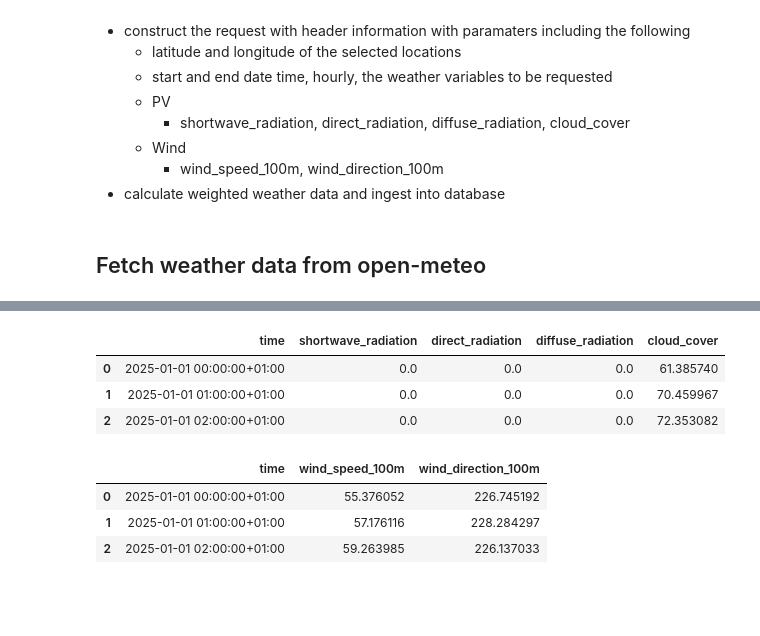
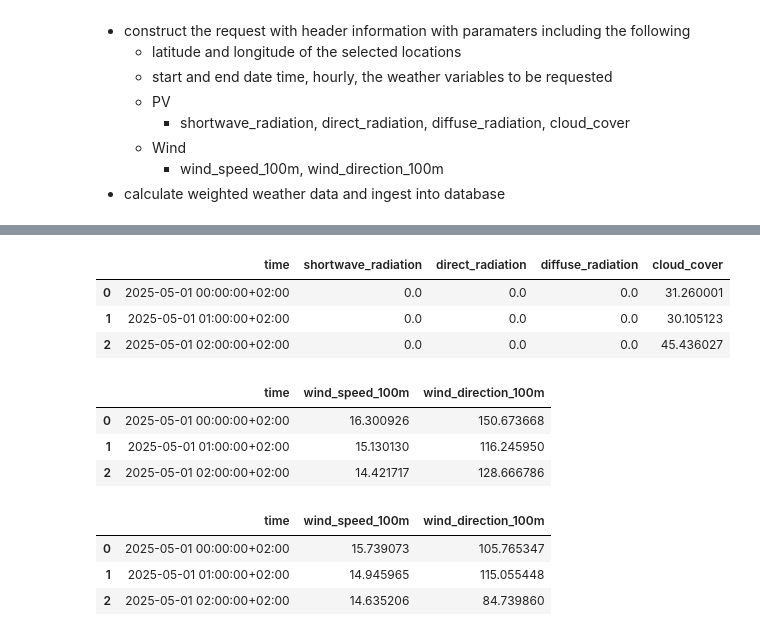
Before and after one commit to SW-oasen/electricity_price_forecast, a Jupyter notebook: notebook/03_fetch_aggregate_weather.ipynb, the cells around one changed output, grey strips where cells are left out. Saved outputs shown, nothing was run; the diff lists cells and outputs as text; code cells hidden in the pictures; blank space fills up the shorter version.

```diff
--- a/notebook/03_fetch_aggregate_weather.ipynb
+++ b/notebook/03_fetch_aggregate_weather.ipynb
@@ -39,2 +54,0 @@ plt.rcParams.update({
-# %% [markdown]
-## Fetch weather data from open-meteo
@@ -78,6 +55,36 @@ WIND_OUTPUT_CSV = Path("../data/processed/wind_weather_weighted_hourly.csv")
 # %%
+# ------------- Test the weather weighting process on a short date range -----------------
+
+# Keep this range short for fast iteration during development.
+START_DATE = "2025-05-01"
+END_DATE = "2025-05-07"
+
+PV_CAPACITY_CSV = Path("../data/processed/pv_cluster_yearly_capacity_since_2019.csv")
+WIND_CAPACITY_CSV = Path("../data/processed/wind_cluster_yearly_capacity_since_2019.csv")
+WIND_LAND_CAPACITY_CSV = Path("../data/processed/wind_land_cluster_yearly_capacity_since_2019.csv")
+WIND_SEA_CAPACITY_CSV = Path("../data/processed/wind_sea_cluster_yearly_capacity_since_2019.csv")
+
+PV_OUTPUT_CSV = Path("../data/processed/pv_weather_weighted_hourly.csv")
+WIND_OUTPUT_CSV = Path("../data/processed/wind_weather_weighted_hourly.csv")
+WIND_LAND_OUTPUT_CSV = Path("../data/processed/wind_land_weather_weighted_hourly.csv")
+WIND_SEA_OUTPUT_CSV = Path("../data/processed/wind_sea_weather_weighted_hourly.csv")
+
 pv_weights_by_year = build_yearly_weights(PV_CAPACITY_CSV, technology_prefix="pv")
 wind_weights_by_year = build_yearly_weights(WIND_CAPACITY_CSV, technology_prefix="wind")
+wind_land_weights_by_year = build_yearly_weights(WIND_LAND_CAPACITY_CSV, technology_prefix="wind_land")
+wind_sea_weights_by_year = build_yearly_weights(WIND_SEA_CAPACITY_CSV, technology_prefix="wind_sea")
+
+print('PV cluster locations:\n', PV_CLUSTER_LOCATIONS)
+print("PV weights by year:\n", pv_weights_by_year)
+
+print('Wind cluster locations:\n', WIND_CLUSTER_LOCATIONS)
+print("Wind weights by year:\n", wind_weights_by_year)
+
+print('Wind Land cluster locations:\n', WIND_CLUSTER_LOCATIONS_LAND)
+print("Wind Land weights by year:\n", wind_land_weights_by_year)
+
+print('Wind Sea cluster locations:\n', WIND_CLUSTER_LOCATIONS_SEA)
+print("Wind Sea weights by year:\n", wind_sea_weights_by_year)
 
 df_weather_pv = fetch_weighted_weather_for_technology(
     technology_name="pv",
@@ -103,13 +110,43 @@ df_weather_wind = fetch_weighted_weather_for_technology(
     city_sleep=0.1,
  )
 
+df_weather_wind_land = fetch_weighted_weather_for_technology(
+    technology_name="wind_land",
+    locations=WIND_CLUSTER_LOCATIONS_LAND,
+    weather_variables=WIND_WEATHER_VARIABLES,
+    weights_by_year=wind_land_weights_by_year,
+    start_date=START_DATE,
+    end_date=END_DATE,
+    selected_cities=SELECTED_CITIES,
+    city_population=CITY_POPULATION,
+    city_sleep=0.1,
+ )
+
+df_weather_wind_sea = fetch_weighted_weather_for_technology(
+    technology_name="wind_sea",
+    locations=WIND_CLUSTER_LOCATIONS_SEA,
+    weather_variables=WIND_WEATHER_VARIABLES,
+    weights_by_year=wind_sea_weights_by_year,
+    start_date=START_DATE,
+    end_date=END_DATE,
+    selected_cities=SELECTED_CITIES,
+    city_population=CITY_POPULATION,
+    city_sleep=0.1,
+ )
+
 PV_OUTPUT_CSV.parent.mkdir(parents=True, exist_ok=True)
 df_weather_pv.to_csv(PV_OUTPUT_CSV, index=False)
 df_weather_wind.to_csv(WIND_OUTPUT_CSV, index=False)
+df_weather_wind_land.to_csv(WIND_LAND_OUTPUT_CSV, index=False)
+df_weather_wind_sea.to_csv(WIND_SEA_OUTPUT_CSV, index=False)
 
-print("PV rows:", len(df_weather_pv), "| Wind rows:", len(df_weather_wind))
+print("PV rows:", len(df_weather_pv), "| Wind rows:", len(df_weather_wind), "| Wind Land rows:", len(df_weather_wind_land), "| Wind Sea rows:", len(df_weather_wind_sea))
 print("PV columns:", list(df_weather_pv.columns))
 print("Wind columns:", list(df_weather_wind.columns))
+print("Wind Land columns:", list(df_weather_wind_land.columns))
+print("Wind Sea columns:", list(df_weather_wind_sea.columns))
 display(df_weather_pv.head(3))
 display(df_weather_wind.head(3))
+display(df_weather_wind_land.head(3))
+display(df_weather_wind_sea.head(3))
 # %% [output]
@@ -119,8 +170,12 @@ Wind columns: ['time', 'wind_speed_100m', 'wind_direction_100m']
 |  | time | shortwave_radiation | direct_radiation | diffuse_radiation | cloud_cover |
-| 0 | 2025-01-01 00:00:00+01:00 | 0.0 | 0.0 | 0.0 | 61.385740 |
-| 1 | 2025-01-01 01:00:00+01:00 | 0.0 | 0.0 | 0.0 | 70.459967 |
-| 2 | 2025-01-01 02:00:00+01:00 | 0.0 | 0.0 | 0.0 | 72.353082 |
+| 0 | 2025-05-01 00:00:00+02:00 | 0.0 | 0.0 | 0.0 | 31.260001 |
+| 1 | 2025-05-01 01:00:00+02:00 | 0.0 | 0.0 | 0.0 | 30.105123 |
+| 2 | 2025-05-01 02:00:00+02:00 | 0.0 | 0.0 | 0.0 | 45.436027 |
 |  | time | wind_speed_100m | wind_direction_100m |
-| 0 | 2025-01-01 00:00:00+01:00 | 55.376052 | 226.745192 |
-| 1 | 2025-01-01 01:00:00+01:00 | 57.176116 | 228.284297 |
-| 2 | 2025-01-01 02:00:00+01:00 | 59.263985 | 226.137033 |
+| 0 | 2025-05-01 00:00:00+02:00 | 16.300926 | 150.673668 |
+| 1 | 2025-05-01 01:00:00+02:00 | 15.130130 | 116.245950 |
+| 2 | 2025-05-01 02:00:00+02:00 | 14.421717 | 128.666786 |
+|  | time | wind_speed_100m | wind_direction_100m |
+| 0 | 2025-05-01 00:00:00+02:00 | 15.739073 | 105.765347 |
+| 1 | 2025-05-01 01:00:00+02:00 | 14.945965 | 115.055448 |
+| 2 | 2025-05-01 02:00:00+02:00 | 14.635206 | 84.739860 |
```
Also changed, not shown: parts of 7 cells of this notebook, 23 other files.
